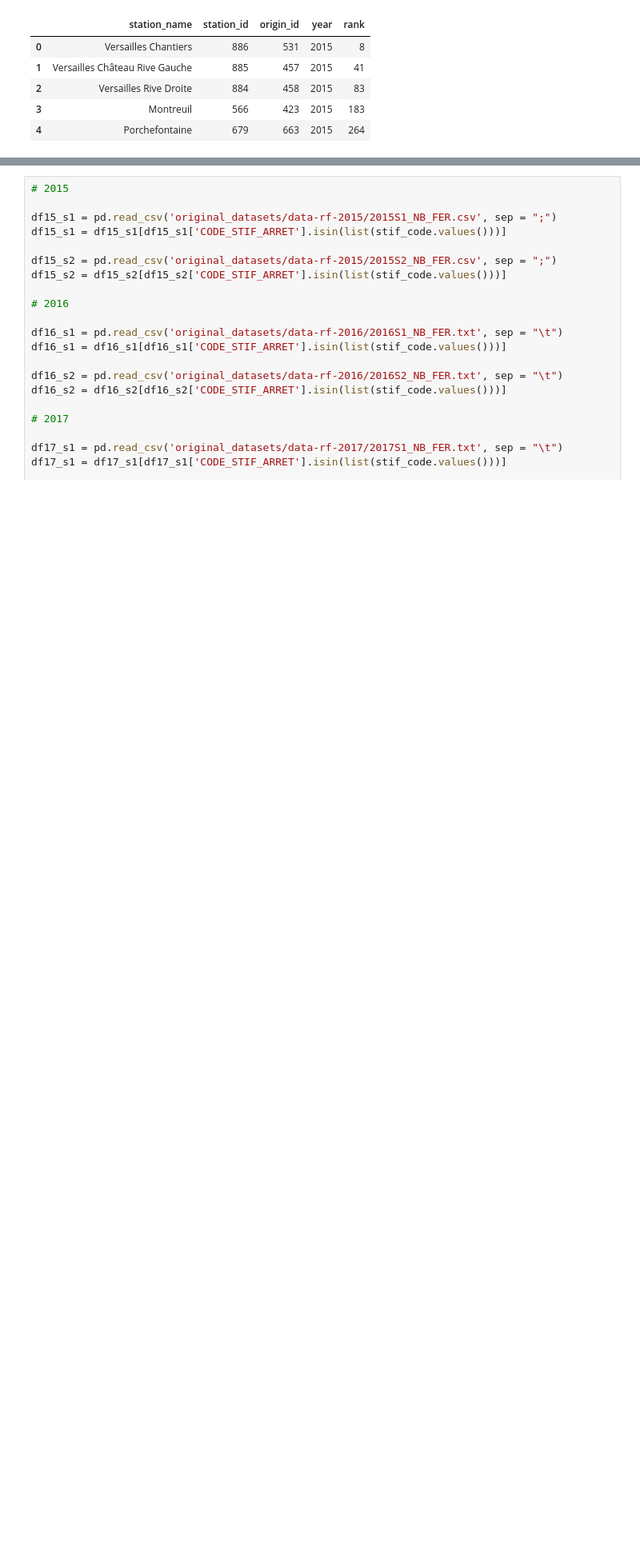
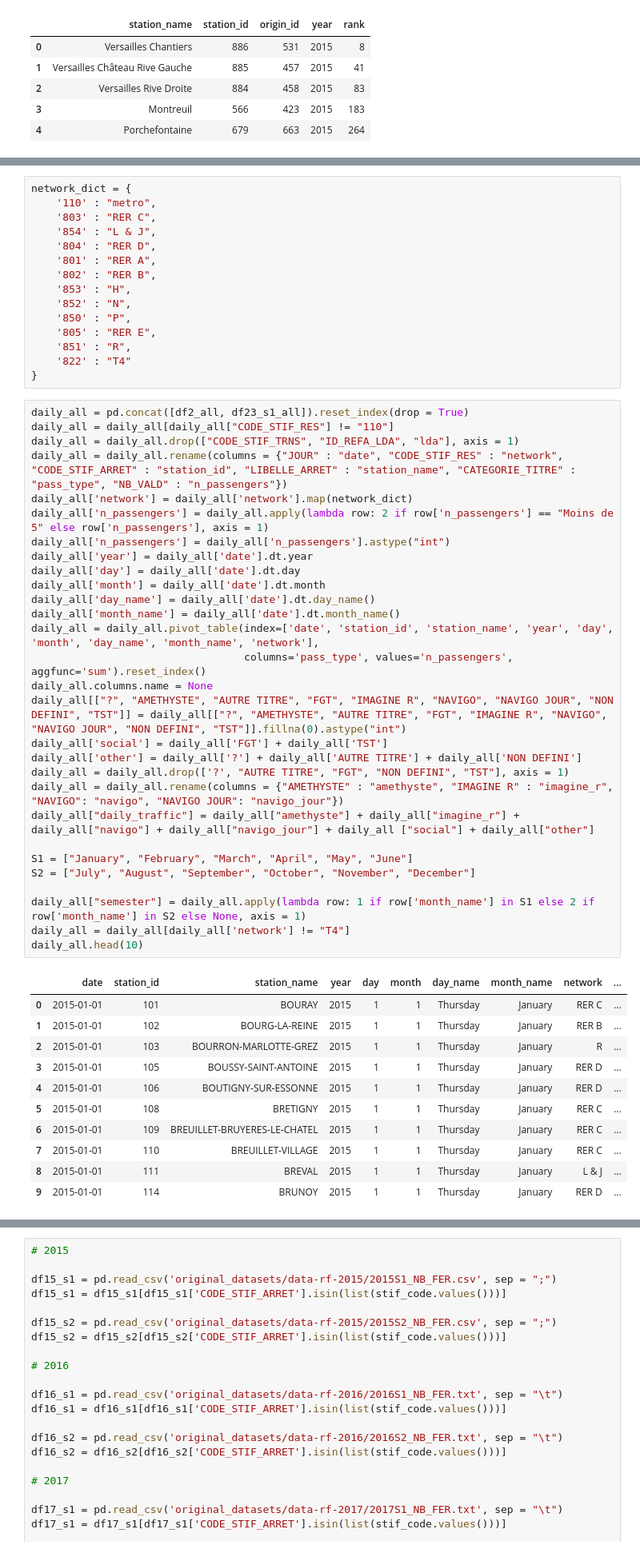
Before and after one commit to lucas-lfp/even-flow__railway-traffic-dashboard, a Jupyter notebook: ef_versailles.ipynb, the cells around one changed output, grey strips where cells are left out. Shown at 80% size. Cells and saved outputs as stored; diff of their text form; blank space fills up the shorter version.

```diff
--- a/ef_versailles.ipynb
+++ b/ef_versailles.ipynb
@@ -54,0 +108,56 @@ traffic.head()
+# %%
+network_dict = {
+    '110' : "metro",
+    '803' : "RER C",
+    '854' : "L & J",
+    '804' : "RER D",
+    '801' : "RER A",
+    '802' : "RER B",
+    '853' : "H",
+    '852' : "N",
+    '850' : "P",
+    '805' : "RER E",
+    '851' : "R",
+    '822' : "T4"
+}
+# %%
+daily_all = pd.concat([df2_all, df23_s1_all]).reset_index(drop = True)
+daily_all = daily_all[daily_all["CODE_STIF_RES"] != "110"]
+daily_all = daily_all.drop(["CODE_STIF_TRNS", "ID_REFA_LDA", "lda"], axis = 1)
+daily_all = daily_all.rename(columns = {"JOUR" : "date", "CODE_STIF_RES" : "network",  "CODE_STIF_ARRET" : "station_id", "LIBELLE_ARRET" : "station_name", "CATEGORIE_TITRE" : "pass_type", "NB_VALD" : "n_passengers"})
+daily_all['network'] = daily_all['network'].map(network_dict)
+daily_all['n_passengers'] = daily_all.apply(lambda row: 2 if row['n_passengers'] == "Moins de 5" else row['n_passengers'], axis = 1)
+daily_all['n_passengers'] = daily_all['n_passengers'].astype("int")
+daily_all['year'] = daily_all['date'].dt.year
+daily_all['day'] = daily_all['date'].dt.day
+daily_all['month'] = daily_all['date'].dt.month
+daily_all['day_name'] = daily_all['date'].dt.day_name()
+daily_all['month_name'] = daily_all['date'].dt.month_name()
+daily_all = daily_all.pivot_table(index=['date', 'station_id', 'station_name', 'year', 'day', 'month', 'day_name', 'month_name', 'network'],
+                                  columns='pass_type', values='n_passengers', aggfunc='sum').reset_index()
+daily_all.columns.name = None
+daily_all[["?", "AMETHYSTE", "AUTRE TITRE", "FGT", "IMAGINE R", "NAVIGO", "NAVIGO JOUR", "NON DEFINI", "TST"]] = daily_all[["?", "AMETHYSTE", "AUTRE TITRE", "FGT", "IMAGINE R", "NAVIGO", "NAVIGO JOUR", "NON DEFINI", "TST"]].fillna(0).astype("int")
+daily_all['social'] = daily_all['FGT'] + daily_all['TST']
+daily_all['other'] = daily_all['?'] + daily_all['AUTRE TITRE'] + daily_all['NON DEFINI']
+daily_all = daily_all.drop(['?', "AUTRE TITRE", "FGT", "NON DEFINI", "TST"], axis = 1)
+daily_all = daily_all.rename(columns = {"AMETHYSTE" : "amethyste", "IMAGINE R" : "imagine_r", "NAVIGO": "navigo", "NAVIGO JOUR": "navigo_jour"})
+daily_all["daily_traffic"] = daily_all["amethyste"] + daily_all["imagine_r"] + daily_all["navigo"] + daily_all["navigo_jour"] + daily_all ["social"] + daily_all["other"]
+
+S1 = ["January", "February", "March", "April", "May", "June"]
+S2 = ["July", "August", "September", "October", "November", "December"]
+
+daily_all["semester"] = daily_all.apply(lambda row: 1 if row['month_name'] in S1 else 2 if row['month_name'] in S2 else None, axis = 1)
+daily_all = daily_all[daily_all['network'] != "T4"]
+daily_all.head(10)
+# %% [output]
+|  | date | station_id | station_name | year | day | month | day_name | month_name | network | ... |
+| 0 | 2015-01-01 | 101 | BOURAY | 2015 | 1 | 1 | Thursday | January | RER C | ... |
+| 1 | 2015-01-01 | 102 | BOURG-LA-REINE | 2015 | 1 | 1 | Thursday | January | RER B | ... |
+| 2 | 2015-01-01 | 103 | BOURRON-MARLOTTE-GREZ | 2015 | 1 | 1 | Thursday | January | R | ... |
+| 3 | 2015-01-01 | 105 | BOUSSY-SAINT-ANTOINE | 2015 | 1 | 1 | Thursday | January | RER D | ... |
+| 4 | 2015-01-01 | 106 | BOUTIGNY-SUR-ESSONNE | 2015 | 1 | 1 | Thursday | January | RER D | ... |
+| 5 | 2015-01-01 | 108 | BRETIGNY | 2015 | 1 | 1 | Thursday | January | RER C | ... |
+| 6 | 2015-01-01 | 109 | BREUILLET-BRUYERES-LE-CHATEL | 2015 | 1 | 1 | Thursday | January | RER C | ... |
+| 7 | 2015-01-01 | 110 | BREUILLET-VILLAGE | 2015 | 1 | 1 | Thursday | January | RER C | ... |
+| 8 | 2015-01-01 | 111 | BREVAL | 2015 | 1 | 1 | Thursday | January | L & J | ... |
+| 9 | 2015-01-01 | 114 | BRUNOY | 2015 | 1 | 1 | Thursday | January | RER D | ... |
```
Also changed, not shown: parts of 10 cells of this notebook, 1 other file.
